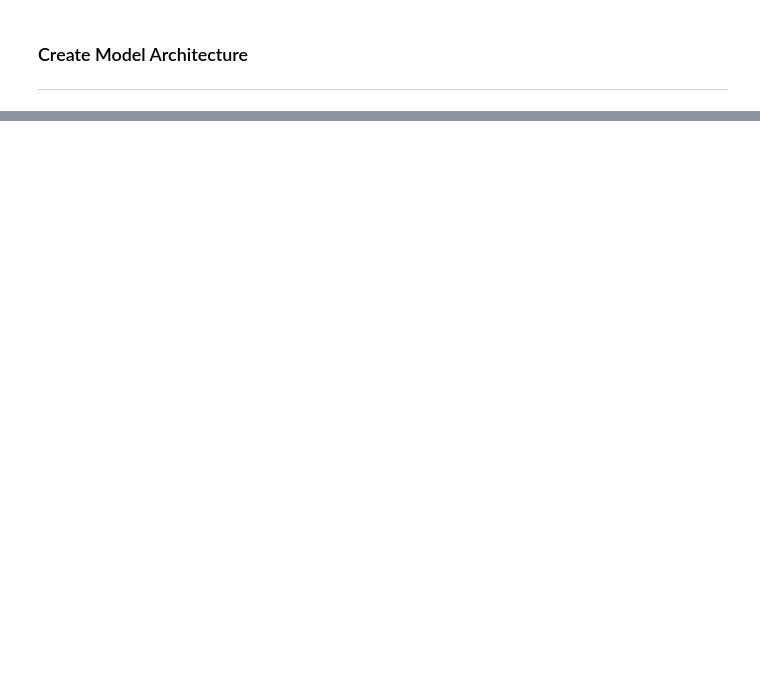
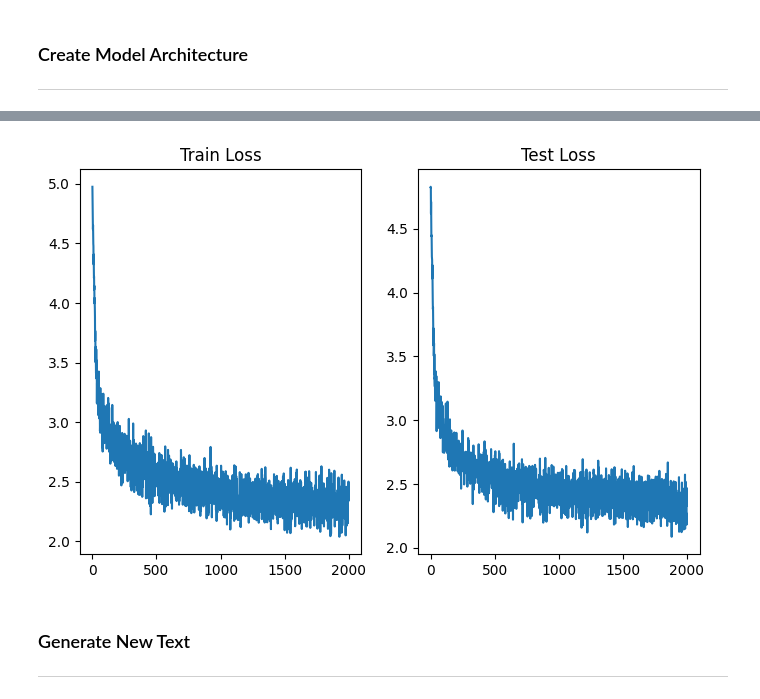
Before and after one commit to Adi-K527/NeuraLab, a Jupyter notebook: Transformers/transformers.ipynb, the cells around one changed output, grey strips where cells are left out. Cells and saved outputs as stored; diff of their text form; code cells hidden in the pictures; blank space fills up the shorter version.

Commit message:
Transformers

```diff
--- a/Transformers/transformers.ipynb
+++ b/Transformers/transformers.ipynb
@@ -67,13 +86,13 @@ tensor([[1, 2, 3],
 
 def get_batch(data):
   # Random indices in data
-  indices = torch.randint(high=train_data.shape[0] - CONTEXT_LENGTH - 1, size=(BATCH_SIZE,))
+  indices = torch.randint(high=data.shape[0] - CONTEXT_LENGTH - 1, size=(BATCH_SIZE,))
 
   # X_batch is just 32 x 8, Y_batch is X_batch offset by one
   X_batch = torch.stack([data[i:i + CONTEXT_LENGTH].clone().detach()       for i in indices])
   Y_batch = torch.stack([data[i+1:i + CONTEXT_LENGTH + 1].clone().detach() for i in indices])
 
-  return (X_batch, Y_batch)
+  return (X_batch.to(DEVICE), Y_batch.to(DEVICE))
 # %%
 get_batch(train_data)
 # %% [output]
@@ -243,0 +277,4 @@ torch.Size([4, 15])
+# %%
+transformer = Transformer()
+transformer = transformer.to(DEVICE)
+optim = torch.optim.AdamW(transformer.parameters(), 1e-3)
@@ -243,0 +308,15 @@ torch.Size([4, 15])
+# %%
+train_lossi = []
+test_lossi = []
+for iter in range(MAX_ITERS):
+  if iter % 200 == 0 and iter > 0:
+    print(f"ITERATIONS: {iter}  |  TRAIN LOSS: {train_loss:.4f}  |  TEST LOSS: {test_loss:.4f}")
+
+  train_loss, test_loss = calc_loss(transformer, optim)
+
+  optim.zero_grad()
+  train_loss.backward()
+  optim.step()
+
+  train_lossi.append(train_loss)
+  test_lossi.append(test_loss)
@@ -243,0 +333,18 @@ torch.Size([4, 15])
+# %%
+train_lossi = [i.item() for i in train_lossi]
+test_lossi =  [i.item() for i in test_lossi]
+# %%
+plt.figure(figsize=(8, 5))
+plt.subplot(1, 2, 1)
+plt.title("Train Loss")
+plt.plot(train_lossi)
+plt.subplot(1, 2, 2)
+plt.title("Test Loss")
+plt.plot(test_lossi);
+# %% [output]
+[figure, added]
+# %% [markdown]
+</br></br>
+
+### Generate New Text
+---
```
Also changed, not shown: parts of 24 cells of this notebook.
